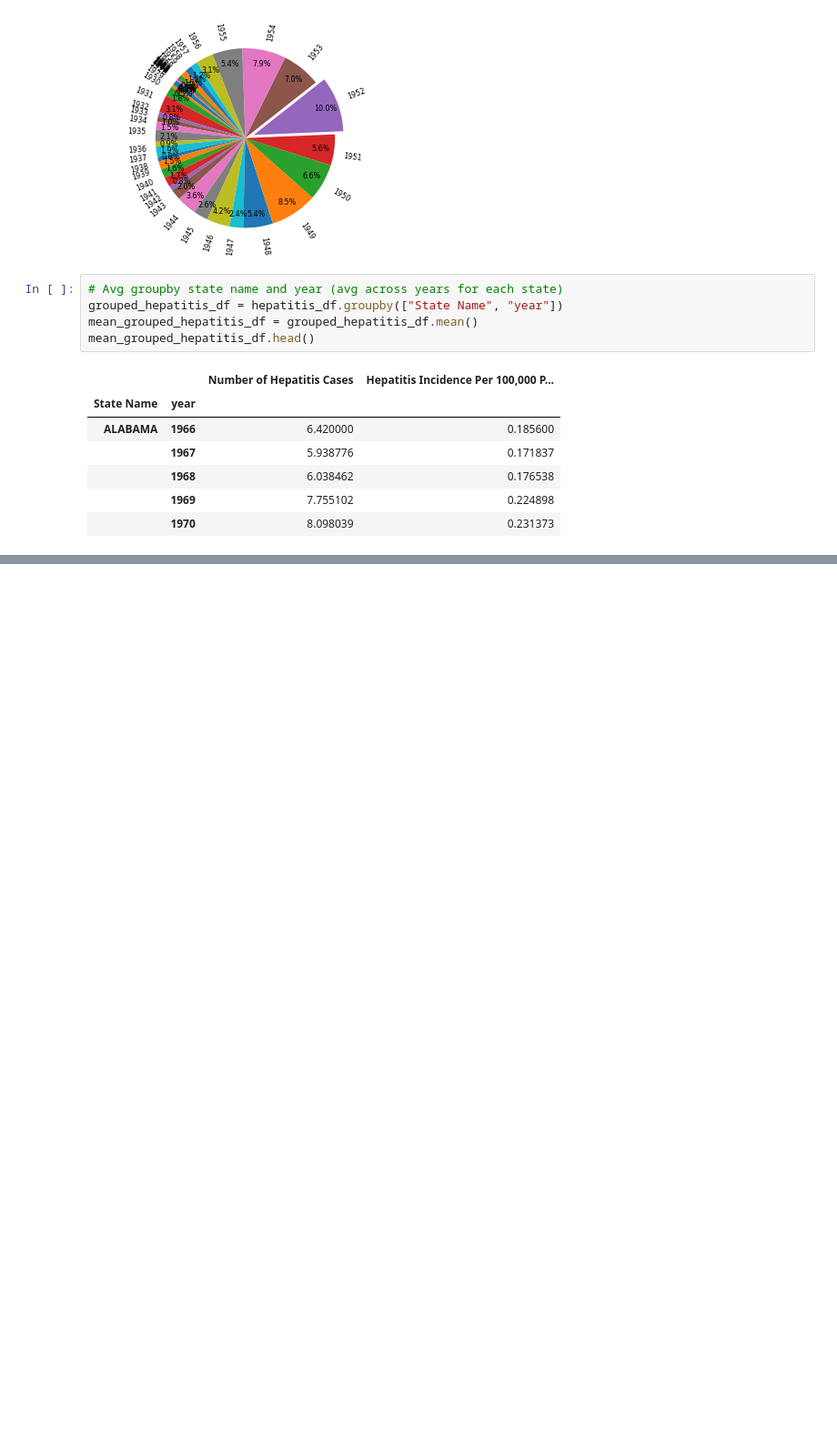
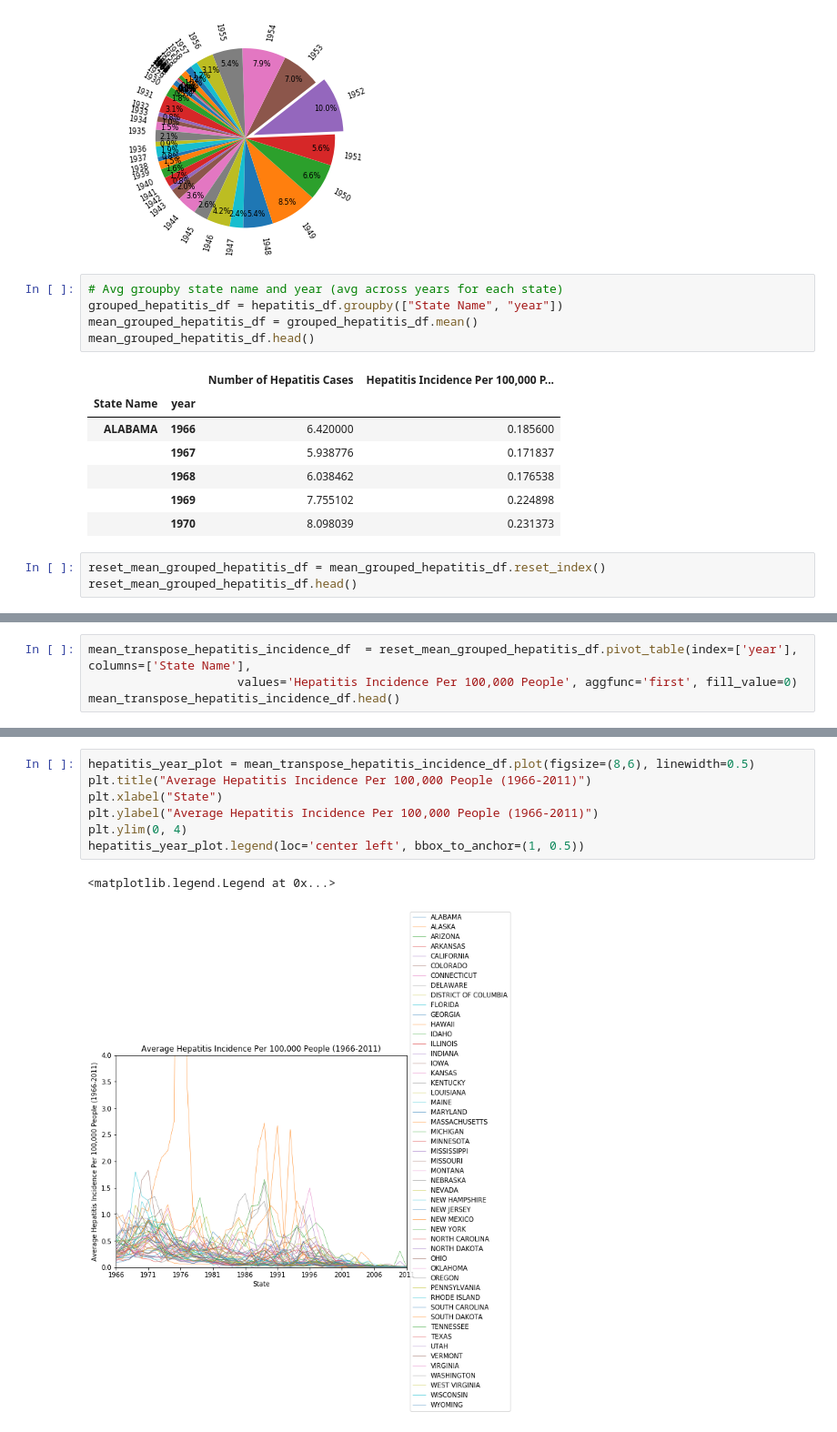
Before and after one commit to shettman/Epidemics-Project, a Jupyter notebook: contagious_diseases.ipynb, the cells around one changed output, grey strips where cells are left out. Shown at 91% size. Cells and saved outputs as stored; diff of their text form; blank space fills up the shorter version.

Commit message:
Added contagious diseases.ipynb file and grouped contagious diseases.ipynb file

```diff
--- a/contagious_diseases.ipynb
+++ b/contagious_diseases.ipynb
@@ -609,3 +608,6 @@ mean_grouped_hepatitis_df.head()
 |  | 1968 | 6.038462 | 0.176538 |
 |  | 1969 | 7.755102 | 0.224898 |
 |  | 1970 | 8.098039 | 0.231373 |
+# %%
+reset_mean_grouped_hepatitis_df = mean_grouped_hepatitis_df.reset_index()
+reset_mean_grouped_hepatitis_df.head()
@@ -611,0 +634,4 @@ mean_grouped_hepatitis_df.head()
+# %%
+mean_transpose_hepatitis_incidence_df  = reset_mean_grouped_hepatitis_df.pivot_table(index=['year'], columns=['State Name'],
+                     values='Hepatitis Incidence Per 100,000 People', aggfunc='first', fill_value=0)
+mean_transpose_hepatitis_incidence_df.head()
@@ -611,0 +647,10 @@ mean_grouped_hepatitis_df.head()
+# %%
+hepatitis_year_plot = mean_transpose_hepatitis_incidence_df.plot(figsize=(8,6), linewidth=0.5)
+plt.title("Average Hepatitis Incidence Per 100,000 People (1966-2011)")
+plt.xlabel("State")
+plt.ylabel("Average Hepatitis Incidence Per 100,000 People (1966-2011)")
+plt.ylim(0, 4)
+hepatitis_year_plot.legend(loc='center left', bbox_to_anchor=(1, 0.5))
+# %% [output]
+<matplotlib.legend.Legend at 0x...>
+[figure, added]
```
Also changed, not shown: parts of 66 cells of this notebook, 2 other files.
